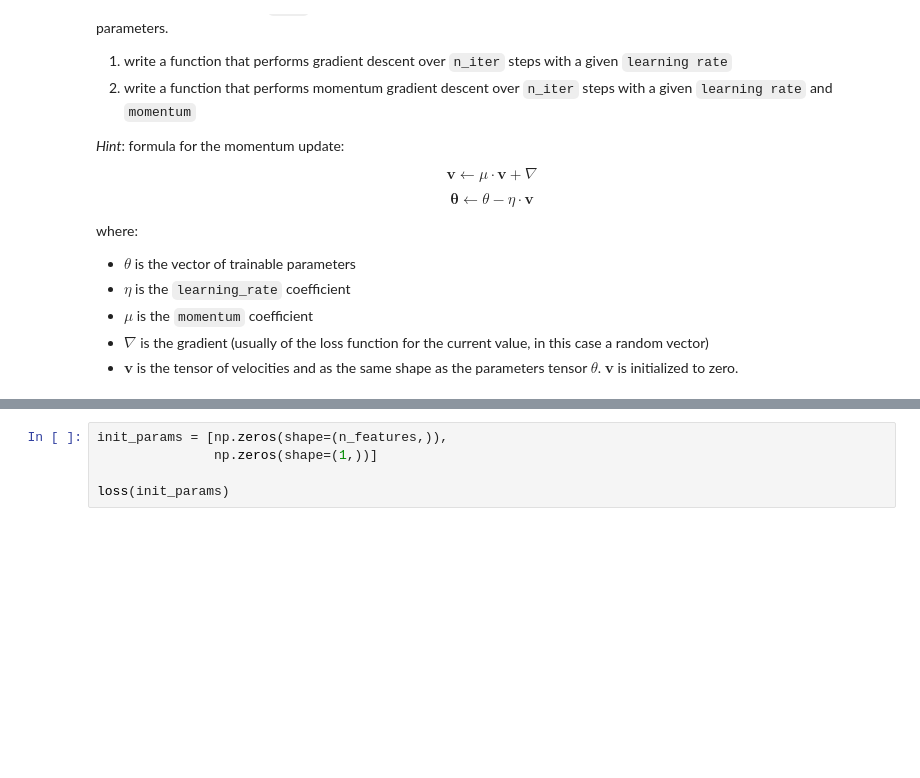
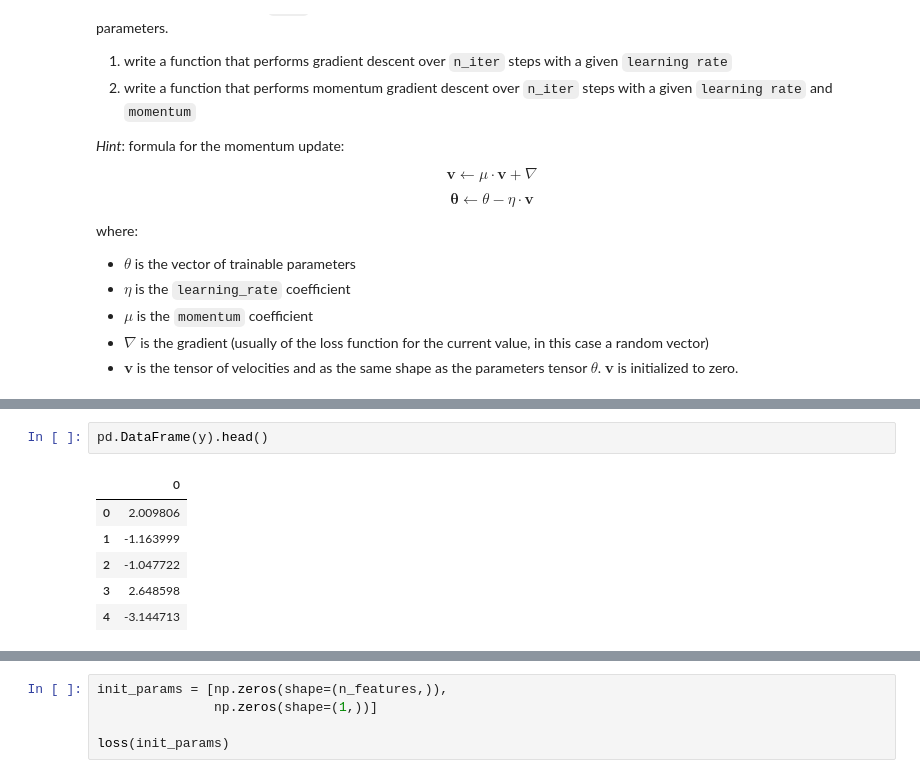
Before and after one commit to tawounfouet/dataimpact-technical-test, a Jupyter notebook: Copie_de_DL_2.ipynb, the cells around one changed output, grey strips where cells are left out. Drawn from its saved outputs; the diff is of its cells as text; blank space fills up the shorter version.

```diff
--- a/Copie_de_DL_2.ipynb
+++ b/Copie_de_DL_2.ipynb
@@ -47,0 +97,9 @@ y = X @ w_true + b_true + noise
+# %%
+pd.DataFrame(y).head()
+# %% [output]
+|  | 0 |
+| 0 | 2.009806 |
+| 1 | -1.163999 |
+| 2 | -1.047722 |
+| 3 | 2.648598 |
+| 4 | -3.144713 |
```
Also changed, not shown: parts of 15 cells of this notebook.
